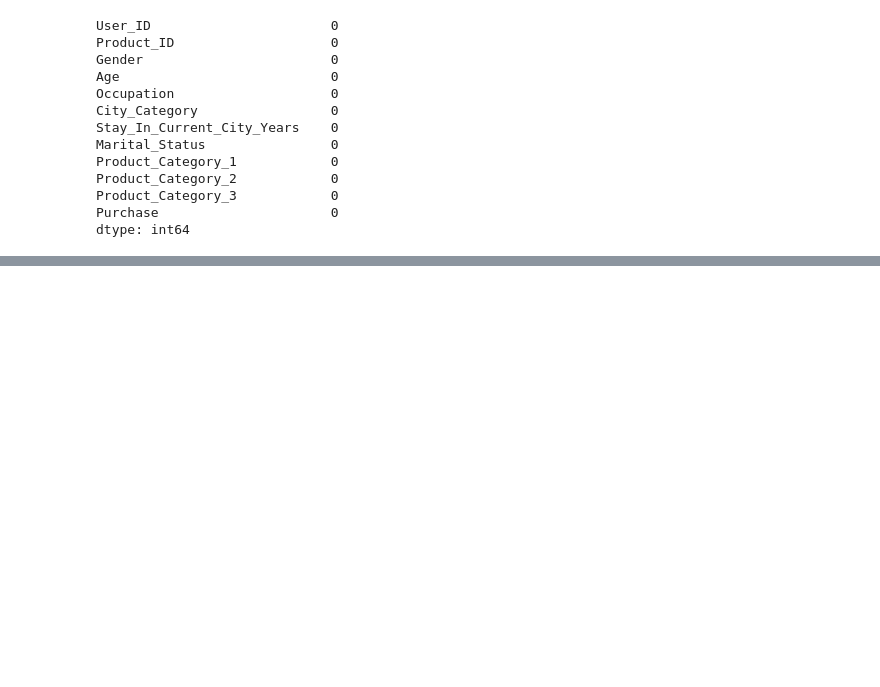
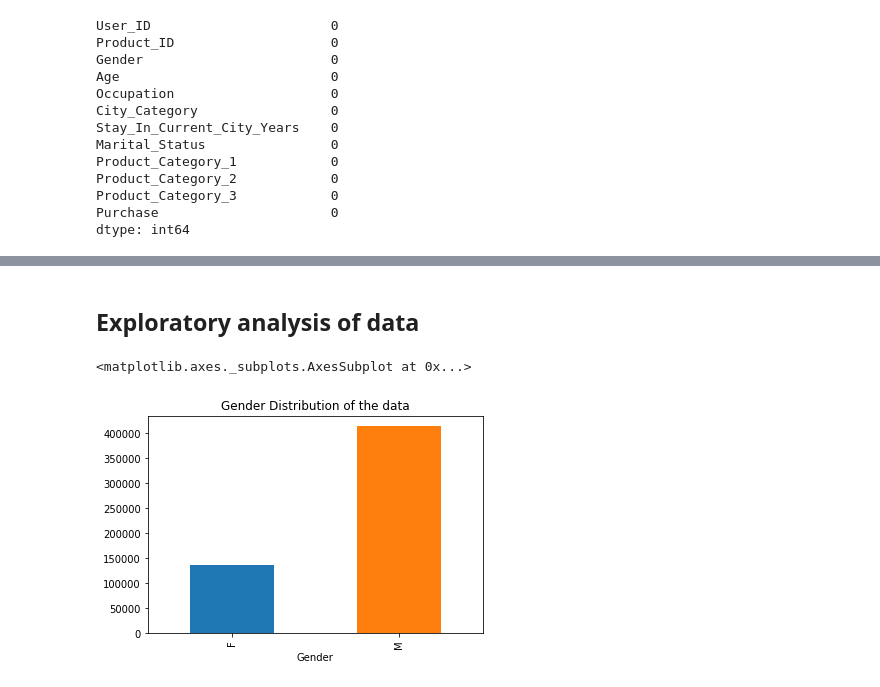
Before and after one commit to naomimachado/CS6220-Black-Friday-Sales-Prediction-Project, a Jupyter notebook: Project.ipynb, the cells around one changed output, grey strips where cells are left out. Cells and saved outputs as stored; diff of their text form; code cells hidden in the pictures; blank space fills up the shorter version.

Commit message:
Plotting exploratory data charts

```diff
--- a/Project.ipynb
+++ b/Project.ipynb
@@ -76,0 +98,2 @@ dtype: int64
+# %% [markdown]
+## Exploratory analysis of data
@@ -76,0 +104,5 @@ dtype: int64
+# %%
+data.groupby('Gender').size().plot(kind='bar', title="Gender Distribution of the data")
+# %% [output]
+<matplotlib.axes._subplots.AxesSubplot at 0x...>
+[figure, added]
```
Also changed, not shown: parts of 8 cells of this notebook.
